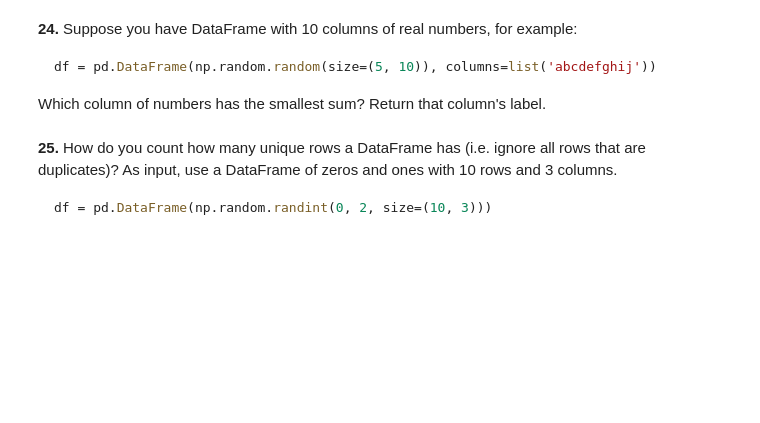
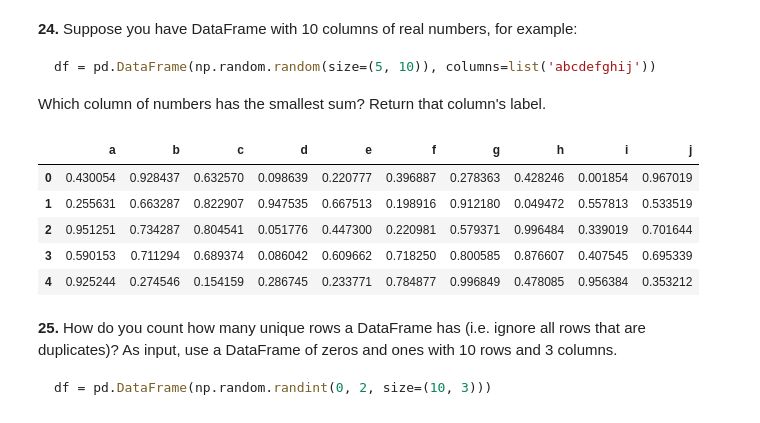
Before and after one commit to LeoLeo101/main, a Jupyter notebook: 100-pandas-puzzles.ipynb, the cells around one changed output. Saved outputs shown, nothing was run; the diff lists cells and outputs as text; code cells hidden in the pictures; blank space fills up the shorter version.

````diff
--- a/100-pandas-puzzles.ipynb
+++ b/100-pandas-puzzles.ipynb
@@ -348,6 +434,17 @@ how do you subtract the row mean from each element in the row?
 df = pd.DataFrame(np.random.random(size=(5, 10)), columns=list('abcdefghij'))
 ```
 Which column of numbers has the smallest sum?  Return that column's label.
+# %%
+df = pd.DataFrame(np.random.random(size=(5, 10)), columns=list('abcdefghij'))
+# %%
+df
+# %% [output]
+|  | a | b | c | d | e | f | g | h | i | j |
+| 0 | 0.430054 | 0.928437 | 0.632570 | 0.098639 | 0.220777 | 0.396887 | 0.278363 | 0.428246 | 0.001854 | 0.967019 |
+| 1 | 0.255631 | 0.663287 | 0.822907 | 0.947535 | 0.667513 | 0.198916 | 0.912180 | 0.049472 | 0.557813 | 0.533519 |
+| 2 | 0.951251 | 0.734287 | 0.804541 | 0.051776 | 0.447300 | 0.220981 | 0.579371 | 0.996484 | 0.339019 | 0.701644 |
+| 3 | 0.590153 | 0.711294 | 0.689374 | 0.086042 | 0.609662 | 0.718250 | 0.800585 | 0.876607 | 0.407545 | 0.695339 |
+| 4 | 0.925244 | 0.274546 | 0.154159 | 0.286745 | 0.233771 | 0.784877 | 0.996849 | 0.478085 | 0.956384 | 0.353212 |
 # %% [markdown]
 **25.** How do you count how many unique rows a DataFrame has (i.e. ignore all rows that are duplicates)? As input, use a DataFrame of zeros and ones with 10 rows and 3 columns.
 
````
Also changed, not shown: parts of 12 cells of this notebook.
